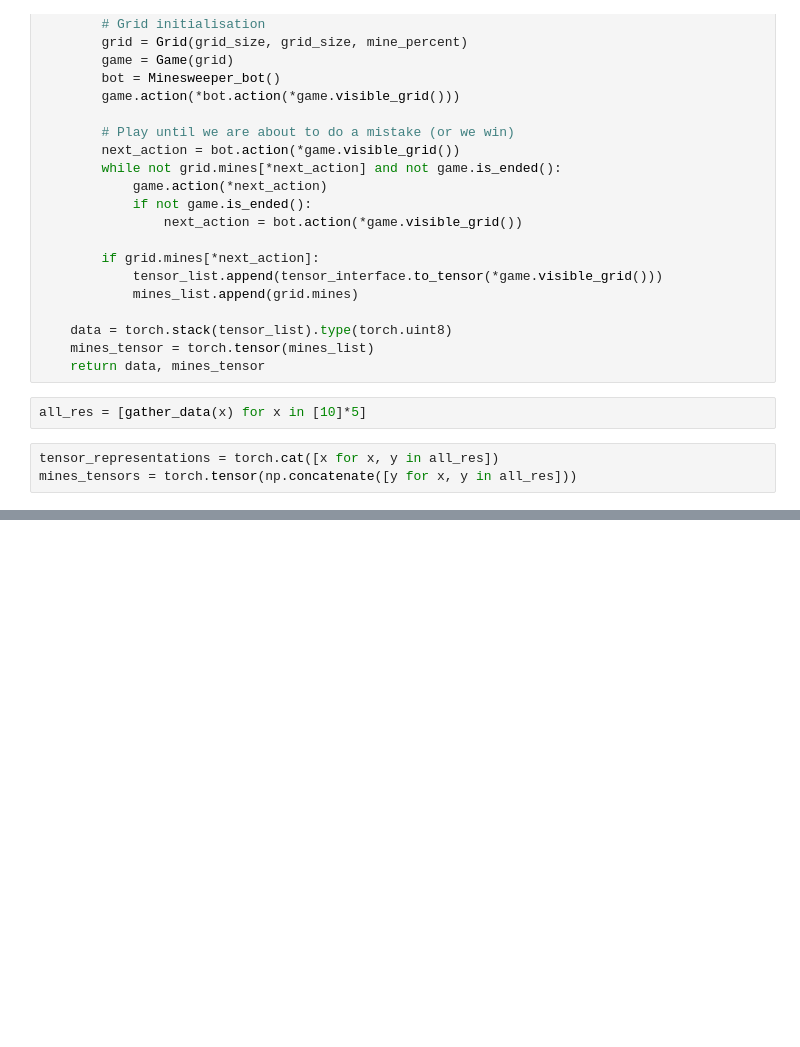
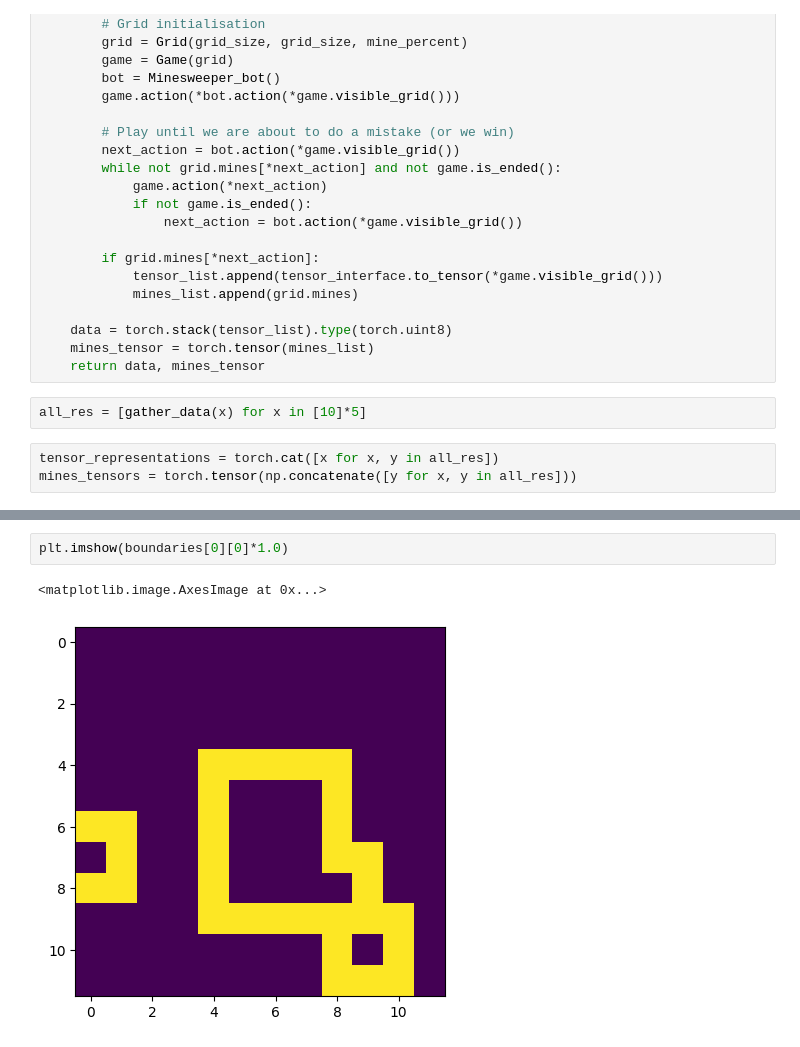
Before and after one commit to Momo056/Minesweeper, a Jupyter notebook: dataset_creation.ipynb, the cells around one changed output, grey strips where cells are left out. Drawn from its saved outputs; the diff is of its cells as text; blank space fills up the shorter version.

```diff
--- a/dataset_creation.ipynb
+++ b/dataset_creation.ipynb
@@ -121,0 +290,5 @@ torch.save([tensor_representations, mines_tensors], f'dataset/lose_bot/12x12_{le
+# %%
+plt.imshow(boundaries[0][0]*1.0)
+# %% [output]
+<matplotlib.image.AxesImage at 0x...>
+[figure, added]
```
Also changed, not shown: parts of 28 cells of this notebook, 6 other files.
